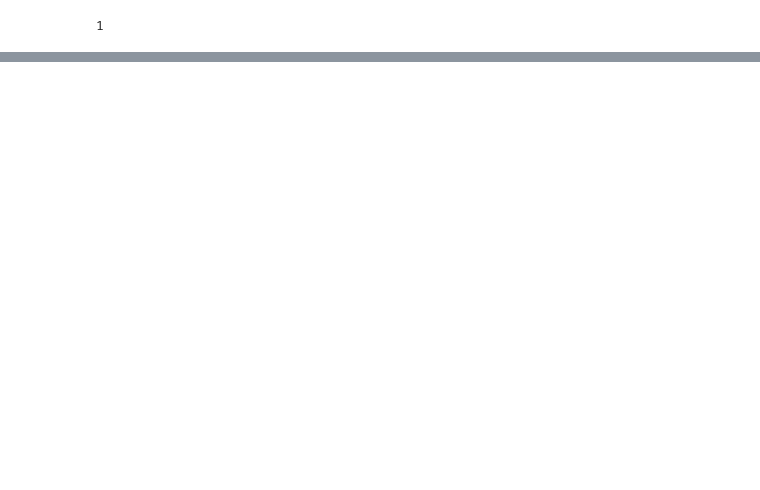
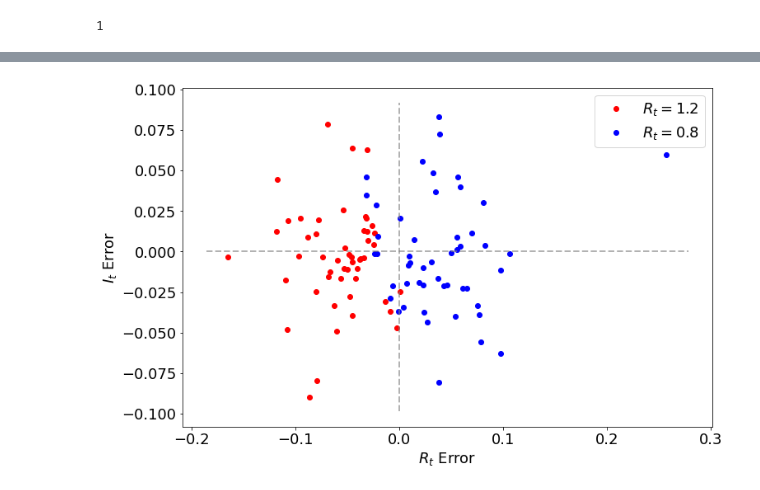
Before and after one commit to KCGallagher/periodic-sampling, a Jupyter notebook: stan_inference/full_model/full_model_analysis.ipynb, the cells around one changed output, grey strips where cells are left out. Cells and saved outputs as stored; diff of their text form; code cells hidden in the pictures; blank space fills up the shorter version.

```diff
--- a/stan_inference/full_model/full_model_analysis.ipynb
+++ b/stan_inference/full_model/full_model_analysis.ipynb
@@ -143,29 +142,30 @@ plt.gcf().patch.set_facecolor('white'); plt.tight_layout();
 # %%
 plt.rcParams['font.size'] = '18'
 colors = ['r', 'b']; R_val = [1 + R0_diff, 1 - R0_diff]
 
 if 'R_1' in output.columns:
     fig, axs = plt.subplots(1, 1, figsize=(11,7))
     for t in range(time_steps):
         if ('Chain' not in output.columns):
             output['Chain'] = 1
         chains = output['Chain'].unique()
         for chain in chains:
             index = output.index[output['Chain']==chain]
             axs.plot(
-                np.mean((output['R_' + str(t)][output['Chain']==chain]) - R_val[t // int(time_steps /2)]) / R_val[t // int(time_steps /2)],
+                np.mean((output['R_' + str(t+1)][output['Chain']==chain]) - R_val[t // int(time_steps /2)]) / R_val[t // int(time_steps /2)],
                 # np.mean(output['bias_' + str(t % 7)][output['Chain']==chain]) - bias[(t + start_index) % 7],
-                (np.mean(output['I_' + str(t)][output['Chain']==chain]) - truth_df['Confirmed'][t]) / truth_df['Confirmed'][t],
+                (np.mean(output['I_' + str(t+1)][output['Chain']==chain]) - truth_df['Confirmed'][t]) / truth_df['Confirmed'][t],
                 marker='o', color = colors[t // int(time_steps /2)], linestyle = '')
 
     axs.hlines(y=0, xmin=axs.get_xlim()[0], xmax=axs.get_xlim()[1], color='gray', linewidth=2, alpha=0.6, linestyle='dashed')
     axs.vlines(x=0, ymin=axs.get_ylim()[0], ymax=axs.get_ylim()[1], color='gray', linewidth=2, alpha=0.6, linestyle='dashed')
     axs.set_xlabel(r'$R_{t}$ Error'); axs.set_ylabel(r'$I_{t}$ Error'); axs.set_title('');
     axs.lines[1].set_label(r'$R_{t} = 1.2$'); axs.lines[-1].set_label(r'$R_{t} = 0.8$')
 
     plt.gcf().patch.set_facecolor('white'); plt.legend(); plt.tight_layout();
-    # plt.savefig(f"../images/{images_path}"
-    #             + f"error_distribution_{bias_method}_T_{time_steps}_N0_{N_0}_R0diff_{R0_diff}_It_{step_num}_seed_{seed}.png")
+    # plt.savefig(images_path + f"error_distribution_{bias_method}_T_{time_steps}_N0_{N_0}_R0diff_{R0_diff}_It_{step_num}_seed_{seed}.png")
+# %% [output]
+[figure, added]
 # %%
 def rms(series):
     """Returns rms value for a series"""
```
Also changed, not shown: parts of 7 cells of this notebook, 8 other files.
